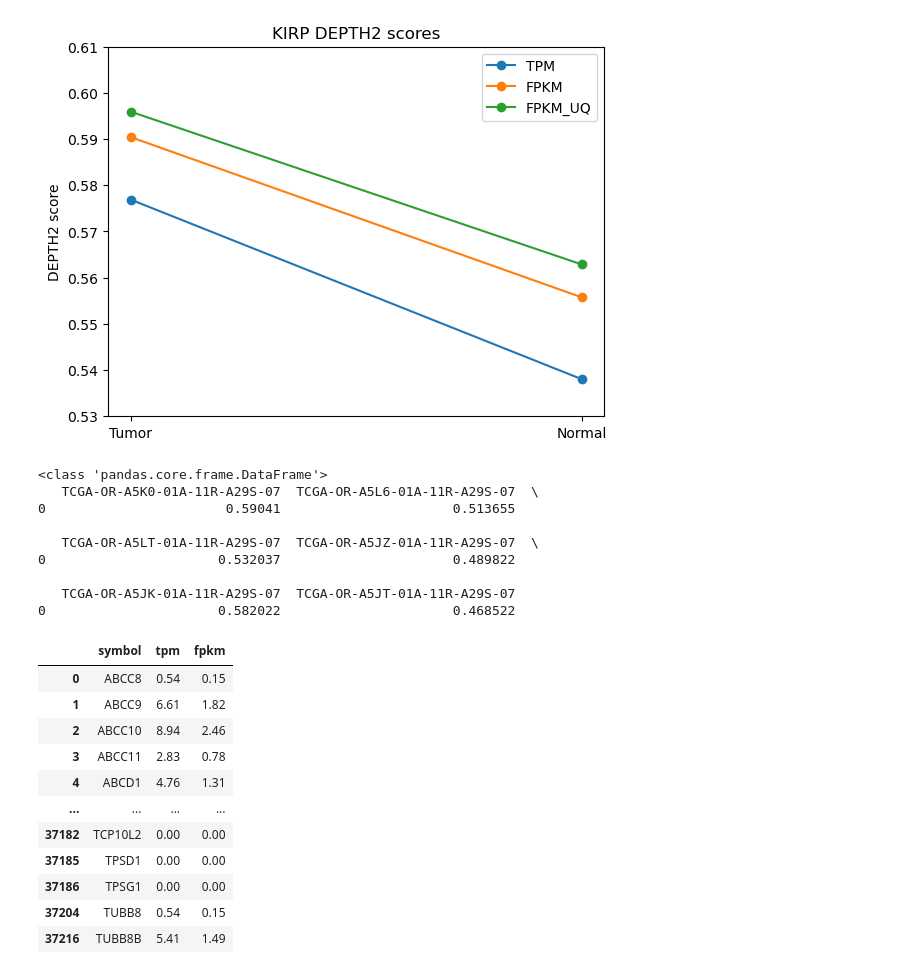
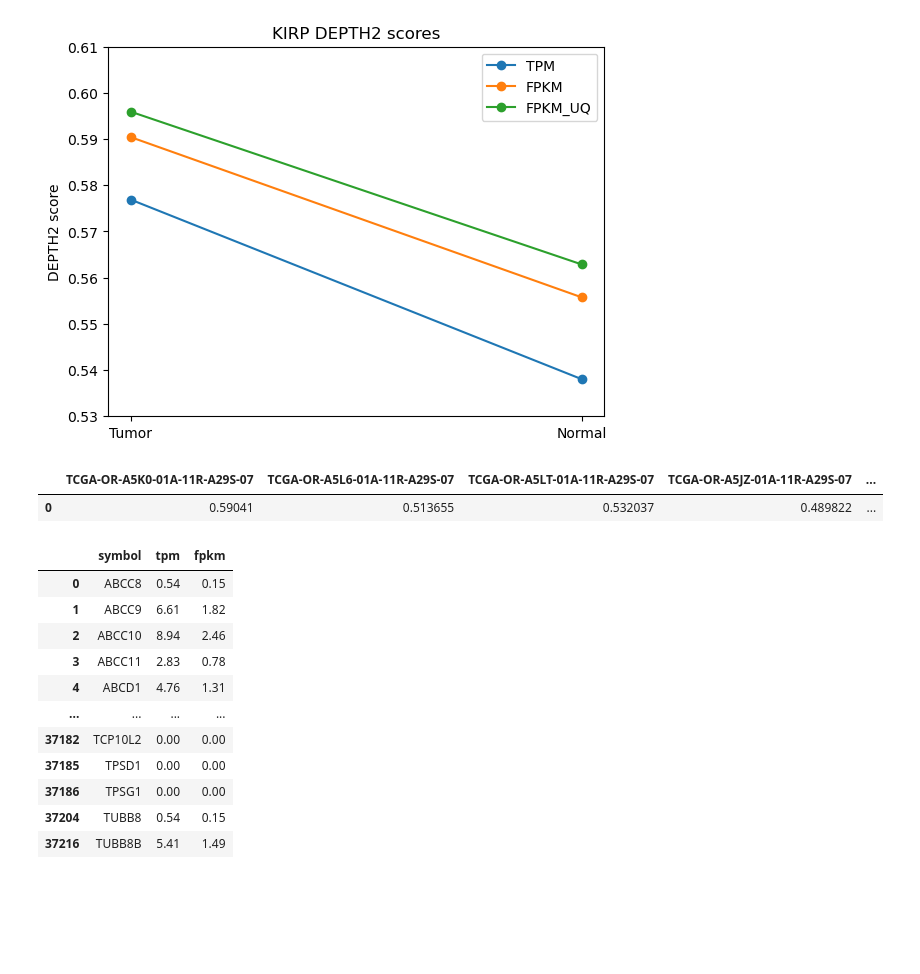
Before and after one commit to ricardo0129/FinalProject, a Jupyter notebook: DEPTH2.ipynb, the cells around one changed output. Drawn from its saved outputs; the diff is of its cells as text; code cells hidden in the pictures; blank space fills up the shorter version.

```diff
--- a/DEPTH2.ipynb
+++ b/DEPTH2.ipynb
@@ -224,39 +224,33 @@ plt.show()
 # %%
 import json
 import pandas as pd
 
 def TCGA_GeneExpression(metacart,gdcfolder):
     #takes in metacart & gdc folder containing after downloading cart from TCGA website
     #returns dataframe of gene expression values and patient ids
     f = open(metacart)
     data = json.load(f)
     df = None
     for patient in data:
         gene_exp_file = patient['file_id']+"/"+patient['file_name']
         patient_id = patient['associated_entities'][0]['entity_submitter_id']
         dt = pd.read_csv(gdcfolder+gene_exp_file, sep='\t',skiprows=[0])
         dt = dt[(dt['gene_type'] == 'protein_coding')]
         if df is None:
             df = dt[["gene_name"]]
         dt = dt[["fpkm_uq_unstranded"]]
         dt.columns = [patient_id]
         df = df.join(dt)
     df = df.set_index("gene_name")
     return df
 df = TCGA_GeneExpression("./metadata.cart.2023-04-13.json","./gdc_download_20230413_230751.424936/")
 genes = df.index.values
 df = depth2(df).to_frame().T
 df.to_csv('test.csv', index = False)
+df
 # %% [output]
-<class 'pandas.core.frame.DataFrame'>
-   TCGA-OR-A5K0-01A-11R-A29S-07  TCGA-OR-A5L6-01A-11R-A29S-07  \
-0                       0.59041                      0.513655
-
-   TCGA-OR-A5LT-01A-11R-A29S-07  TCGA-OR-A5JZ-01A-11R-A29S-07  \
-0                      0.532037                      0.489822
-
-   TCGA-OR-A5JK-01A-11R-A29S-07  TCGA-OR-A5JT-01A-11R-A29S-07
-0                      0.582022                      0.468522
+|  | TCGA-OR-A5K0-01A-11R-A29S-07 | TCGA-OR-A5L6-01A-11R-A29S-07 | TCGA-OR-A5LT-01A-11R-A29S-07 | TCGA-OR-A5JZ-01A-11R-A29S-07 | ... |
+| 0 | 0.59041 | 0.513655 | 0.532037 | 0.489822 | ... |
 # %%
 def GDSC_CellLine(file,genes):
     #input a file from GDSC gene expression values for a cell line and a set of genes to filter out
```
